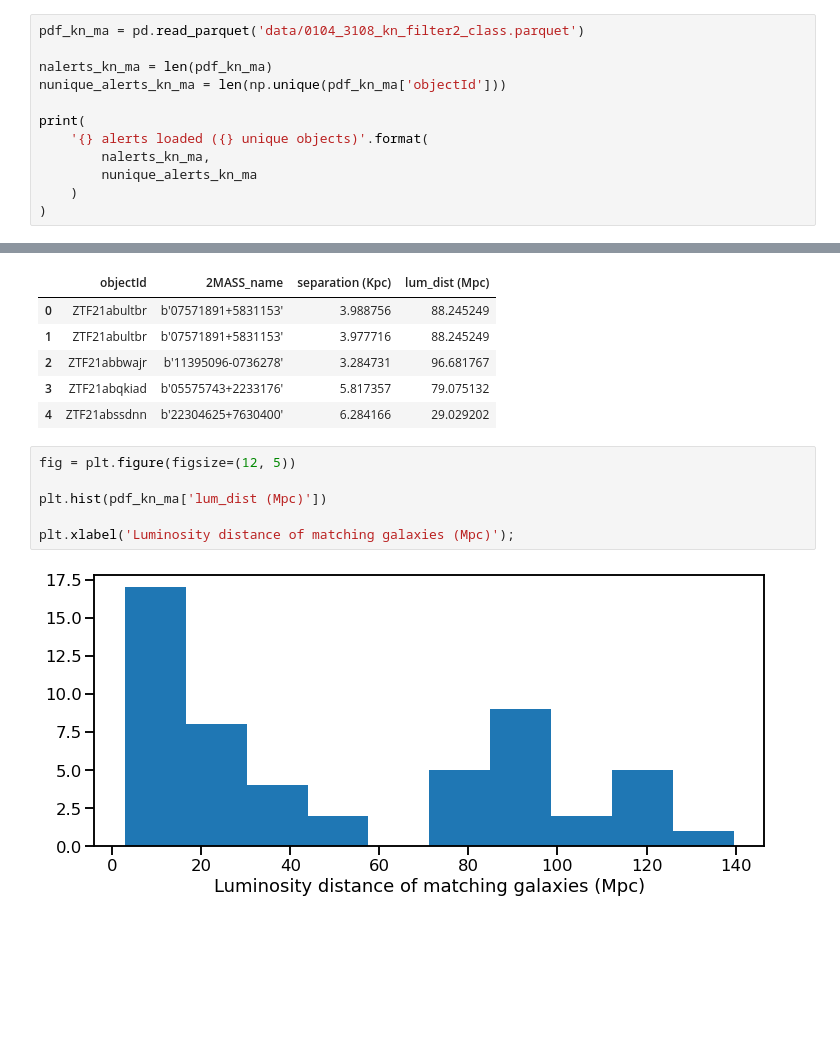
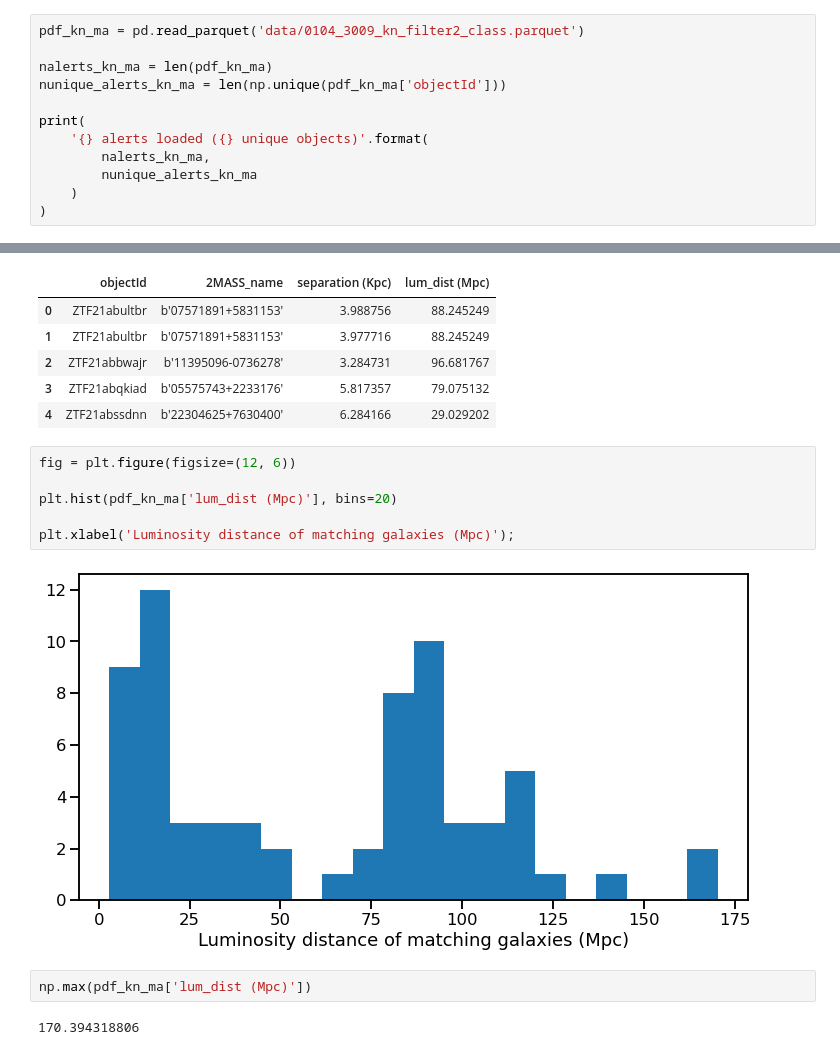
Before and after one commit to JulienPeloton/fink_grandma_kn, a Jupyter notebook: KN-Mangrove_filter.ipynb, the cells around one changed output, grey strips where cells are left out. Saved outputs shown, nothing was run; the diff lists cells and outputs as text; blank space fills up the shorter version.

```diff
--- a/KN-Mangrove_filter.ipynb
+++ b/KN-Mangrove_filter.ipynb
@@ -45,7 +45,7 @@ APIURL = 'https://fink-portal.org'
 
 Let's load the alert data from this filter:
 # %%
-pdf_kn_ma = pd.read_parquet('data/0104_3108_kn_filter2_class.parquet')
+pdf_kn_ma = pd.read_parquet('data/0104_3009_kn_filter2_class.parquet')
 
 nalerts_kn_ma = len(pdf_kn_ma)
 nunique_alerts_kn_ma = len(np.unique(pdf_kn_ma['objectId']))
@@ -247,10 +248,14 @@ pdf_kn_ma[['objectId', '2MASS_name', 'separation (Kpc)', 'lum_dist (Mpc)']].head
 | 3 | ZTF21abqkiad | b'05575743+2233176' | 5.817357 | 79.075132 |
 | 4 | ZTF21abssdnn | b'22304625+7630400' | 6.284166 | 29.029202 |
 # %%
-fig = plt.figure(figsize=(12, 5))
+fig = plt.figure(figsize=(12, 6))
 
-plt.hist(pdf_kn_ma['lum_dist (Mpc)'])
+plt.hist(pdf_kn_ma['lum_dist (Mpc)'], bins=20)
 
 plt.xlabel('Luminosity distance of matching galaxies (Mpc)');
 # %% [output]
-[figure, old version]
+[figure, new version]
+# %%
+np.max(pdf_kn_ma['lum_dist (Mpc)'])
+# %% [output]
+170.394318806
```
Also changed, not shown: parts of 4 cells of this notebook, 8 other files.
